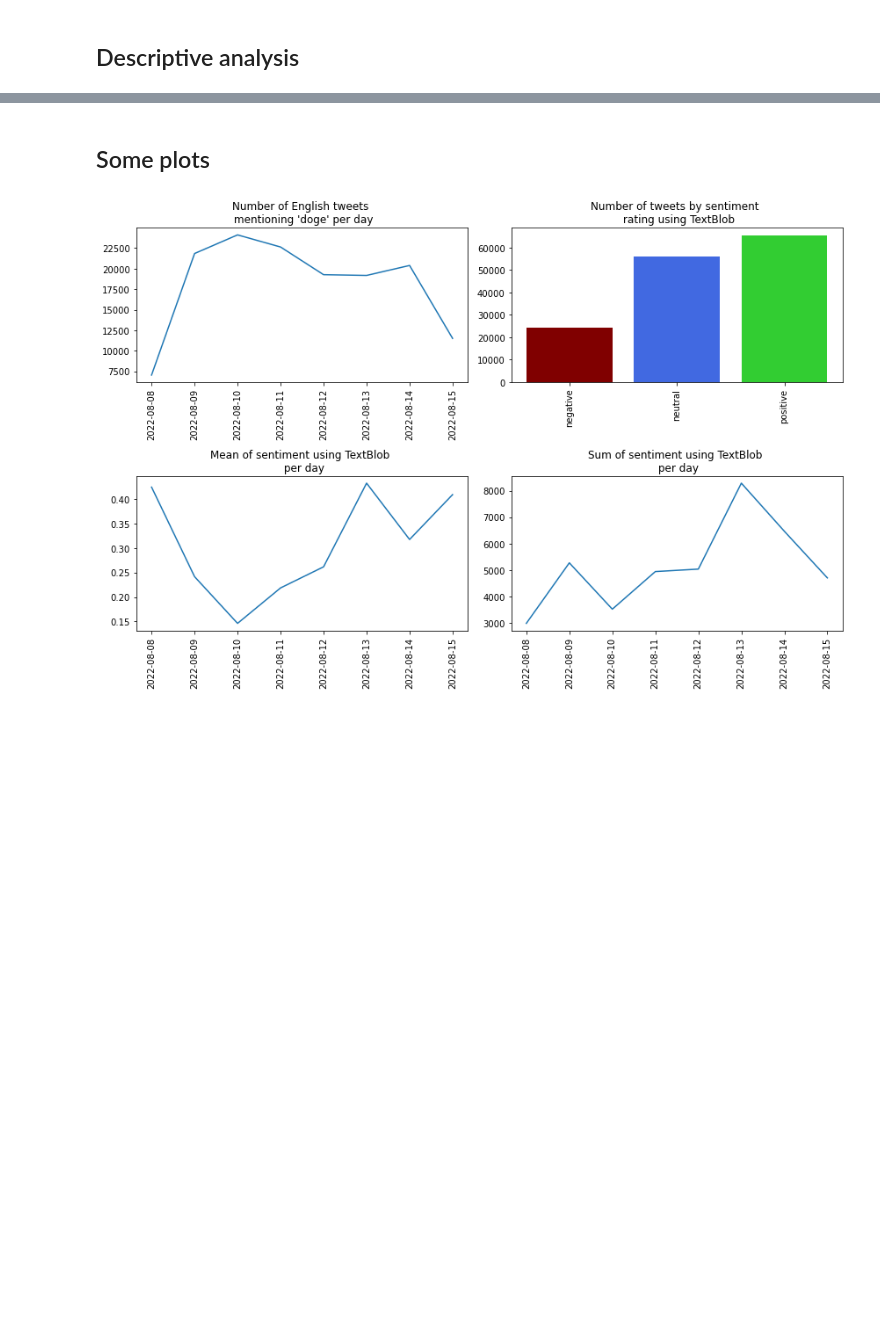
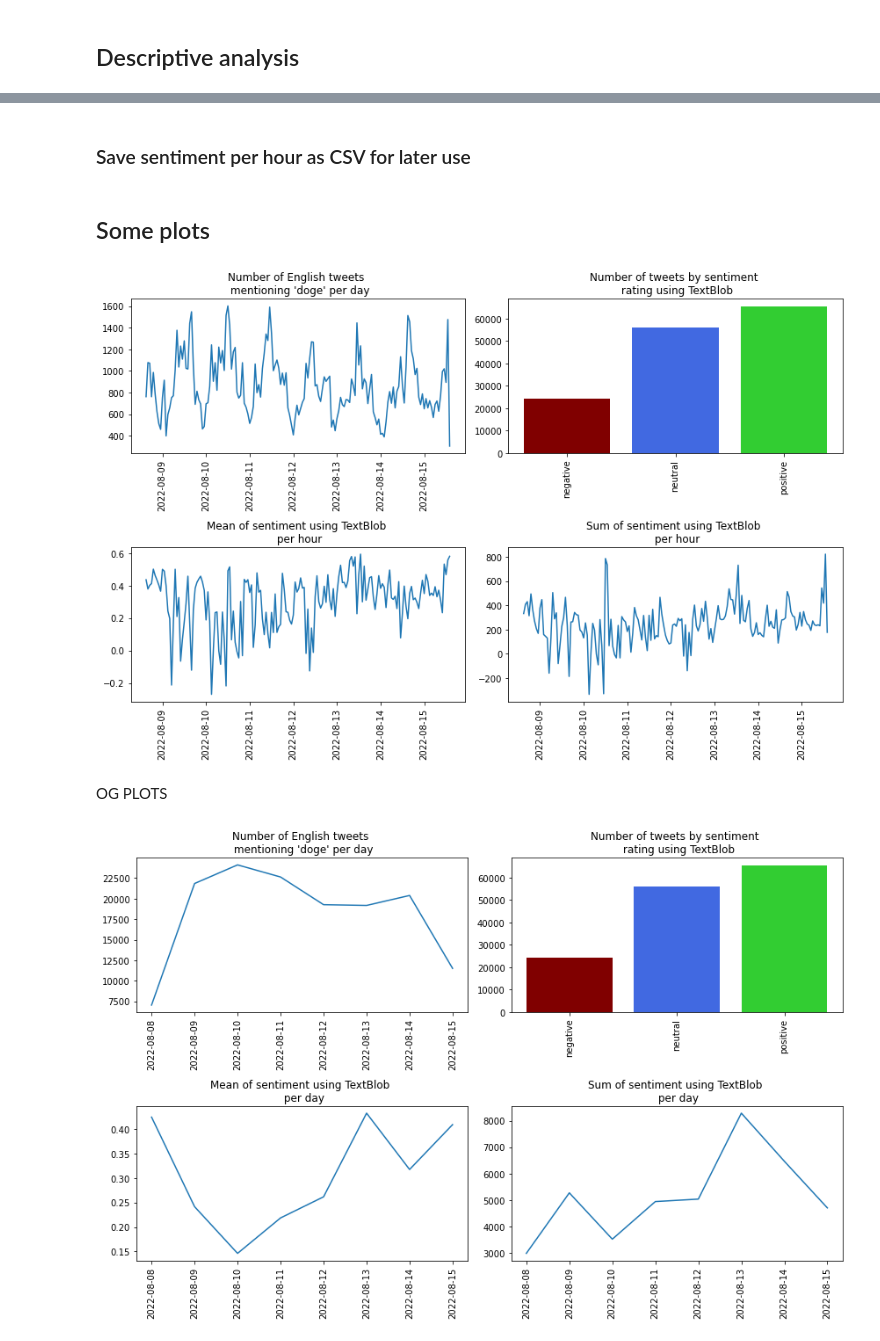
Before and after one commit to andersbnt/Group-22-ISDS2022, a Jupyter notebook: exam/Twitter_API_Cleaning.ipynb, the cells around one changed output, grey strips where cells are left out. Cells and saved outputs as stored; diff of their text form; code cells hidden in the pictures; blank space fills up the shorter version.

```diff
--- a/exam/Twitter_API_Cleaning.ipynb
+++ b/exam/Twitter_API_Cleaning.ipynb
@@ -143,10 +143,17 @@ Data series creation
 # %%
-# Number of tweets per day mentioning 'doge'
-tweets_per_day_df = clean_df['text'].groupby(clean_df['date']).count()
+### Number of tweets per day mentioning 'doge'
+tweets_per_day = clean_df['text'].groupby(clean_df['date']).count()
+tweets_per_hour = clean_df['text'].groupby(clean_df['date_hour']).count()
 
-# Number of tweets mentioning 'doge' in each sentiment category
+### Number of tweets mentioning 'doge' in each sentiment category
 tweets_by_sentiment = clean_df['text'].groupby(clean_df['sentiment']).count()
 
-# Sum and mean of numerical sentiment value per day (ie. "Sentiment per day")
+### Sum and mean of numerical sentiment value per day (ie. "Sentiment per day/hour")
 sum_sentiment_per_day = clean_df['numerical'].groupby(clean_df['date']).sum()
 mean_sentiment_per_day = clean_df['numerical'].groupby(clean_df['date']).mean()
+
+sum_sentiment_per_hour = clean_df['numerical'].groupby(clean_df['date_hour']).sum()
+mean_sentiment_per_hour = clean_df['numerical'].groupby(clean_df['date_hour']).mean()
+
+#Dataframe with sum and mean per hour
+sentiment_per_hour = pd.DataFrame({'Sum': sum_sentiment_per_hour, 'Mean': mean_sentiment_per_hour}).reset_index()
@@ -152,0 +176,2 @@ mean_sentiment_per_day = clean_df['numerical'].groupby(clean_df['date']).mean()
+# %% [markdown]
+### Save sentiment per hour as CSV for later use
@@ -153,5 +180,32 @@ mean_sentiment_per_day = clean_df['numerical'].groupby(clean_df['date']).mean()
 # %% [markdown]
 ## Some plots
+# %%
+fig, (ax1, ax2) = plt.subplots(nrows=2,ncols=2, figsize=(12,8))
+
+ax1[0].plot(tweets_per_hour)
+ax1[0].set_title('Number of English tweets \n mentioning \'doge\' per day')
+ax1[0].tick_params(axis='x',rotation=90)
+
+ax1[1].bar(['negative', 'neutral', 'positive'], tweets_by_sentiment, color =['maroon','royalblue','limegreen'])
+ax1[1].set_title('Number of tweets by sentiment \n rating using TextBlob')
+ax1[1].tick_params(axis='x',rotation=90)
+
+
+ax2[0].plot(mean_sentiment_per_hour)
+ax2[0].set_title('Mean of sentiment using TextBlob \n per hour')
+ax2[0].tick_params(axis='x',rotation=90)
+
+ax2[1].plot(sum_sentiment_per_hour)
+ax2[1].set_title('Sum of sentiment using TextBlob \n per hour')
+ax2[1].tick_params(axis='x',rotation=90)
+
+
+fig.tight_layout()
+plt.show()
+# %% [output]
+[figure, added]
+# %% [markdown]
+OG PLOTS
 # %%
 fig, (ax1, ax2) = plt.subplots(nrows=2,ncols=2, figsize=(12,8))
 
```
Also changed, not shown: parts of 4 cells of this notebook, 14 other files.
